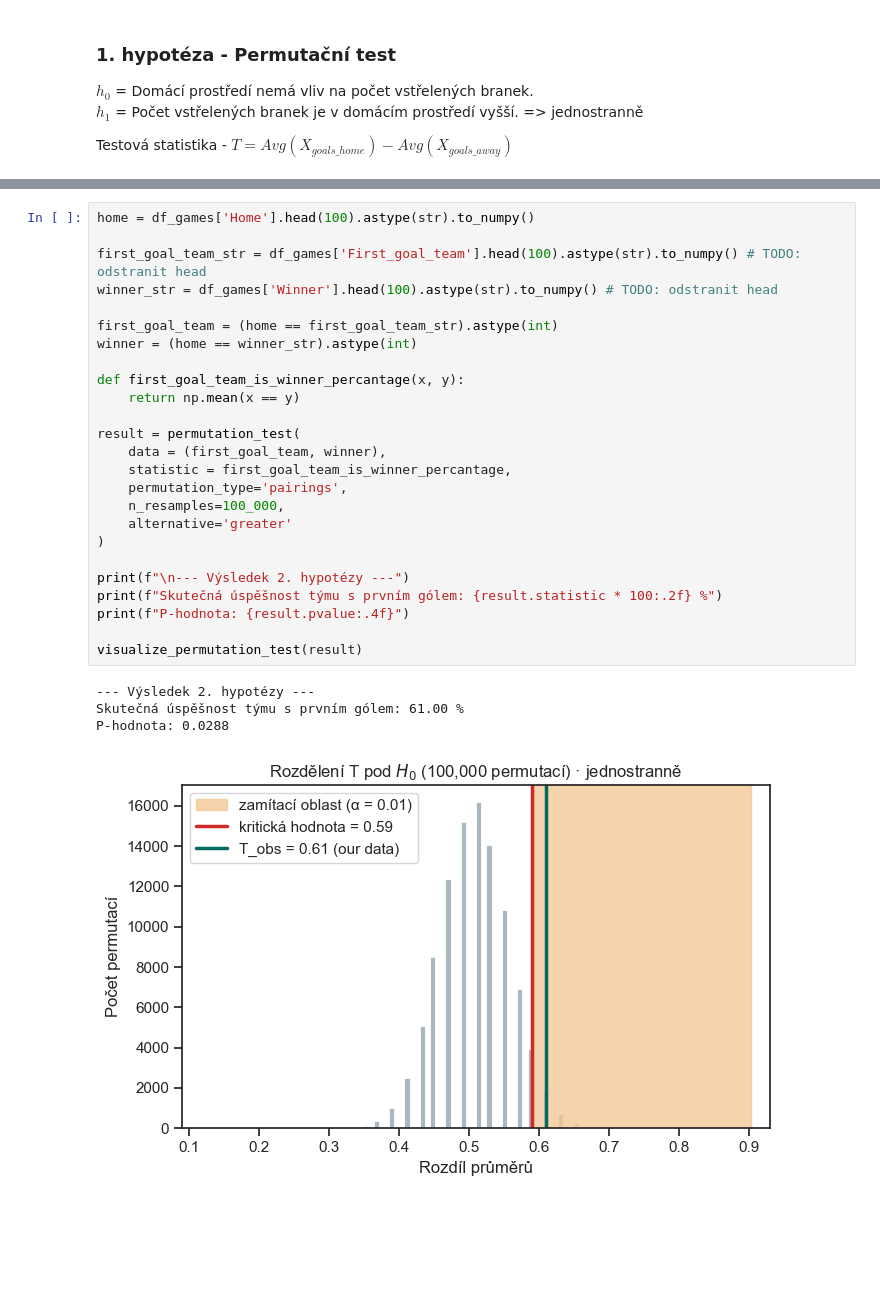
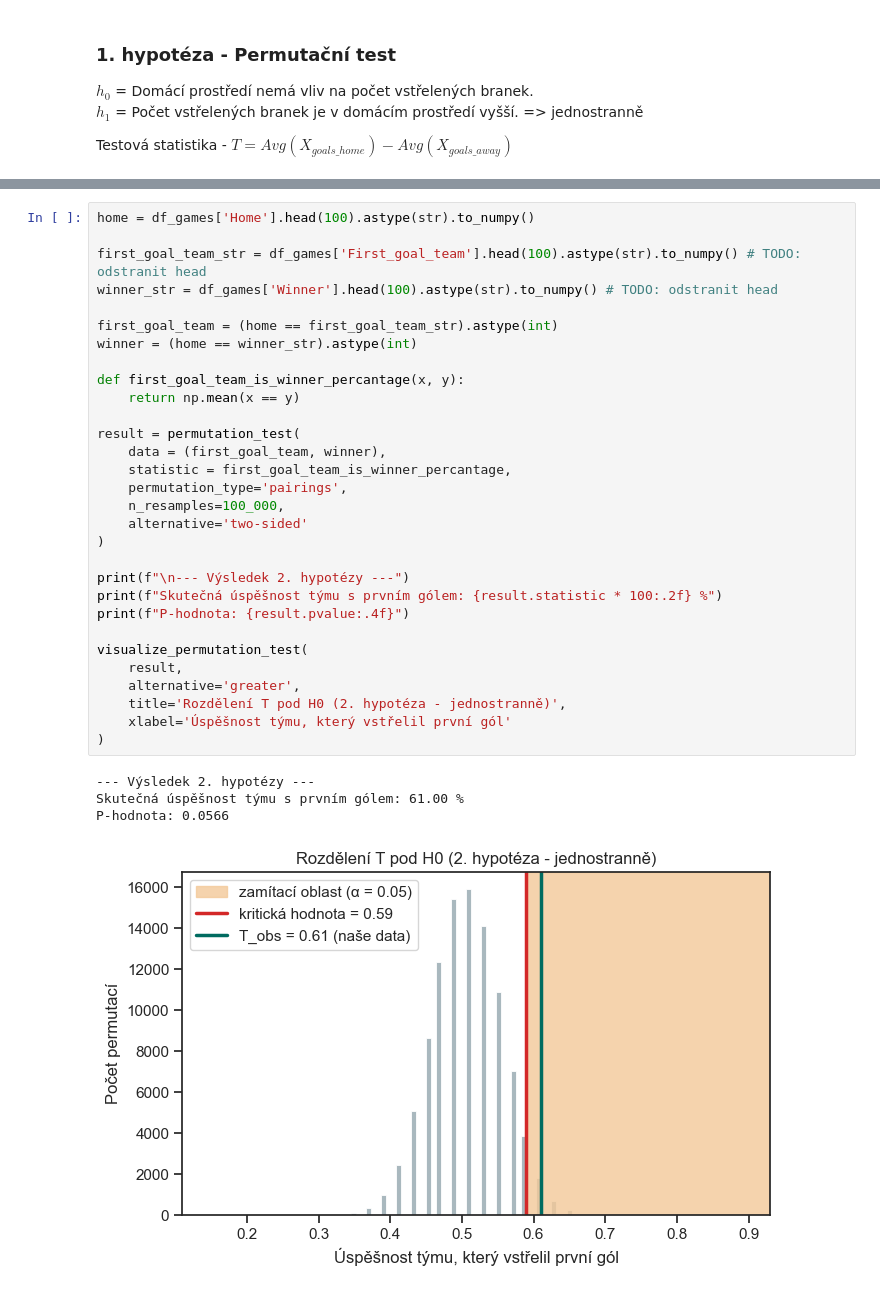
Before and after one commit to honzabenes/NMAI059_PaSt, a Jupyter notebook: statisticky_projekt/statisticky_projekt.ipynb, the cells around one changed output, grey strips where cells are left out. Saved outputs shown, nothing was run; the diff lists cells and outputs as text; blank space fills up the shorter version.

```diff
--- a/statisticky_projekt/statisticky_projekt.ipynb
+++ b/statisticky_projekt/statisticky_projekt.ipynb
@@ -88,30 +93,35 @@ Testová statistika - $T = Avg((X_{first\_goal_team} = X_{winner}))$
 # %%
 home = df_games['Home'].head(100).astype(str).to_numpy()
 
 first_goal_team_str = df_games['First_goal_team'].head(100).astype(str).to_numpy() # TODO: odstranit head
 winner_str = df_games['Winner'].head(100).astype(str).to_numpy() # TODO: odstranit head
 
 first_goal_team = (home == first_goal_team_str).astype(int)
 winner = (home == winner_str).astype(int)
 
 def first_goal_team_is_winner_percantage(x, y):
     return np.mean(x == y)
 
 result = permutation_test(
     data = (first_goal_team, winner),
     statistic = first_goal_team_is_winner_percantage,
     permutation_type='pairings',
     n_resamples=100_000,
-    alternative='greater'
+    alternative='two-sided'
 )
 
 print(f"\n--- Výsledek 2. hypotézy ---")
 print(f"Skutečná úspěšnost týmu s prvním gólem: {result.statistic * 100:.2f} %")
 print(f"P-hodnota: {result.pvalue:.4f}")
 
-visualize_permutation_test(result)
+visualize_permutation_test(
+    result,
+    alternative='greater',
+    title='Rozdělení T pod H0 (2. hypotéza - jednostranně)',
+    xlabel='Úspěšnost týmu, který vstřelil první gól'
+)
 # %% [output]
 --- Výsledek 2. hypotézy ---
 Skutečná úspěšnost týmu s prvním gólem: 61.00 %
-P-hodnota: 0.0288
+P-hodnota: 0.0566
-[figure, old version]
+[figure, new version]
```
Also changed, not shown: parts of 4 cells of this notebook, 3 other files.
